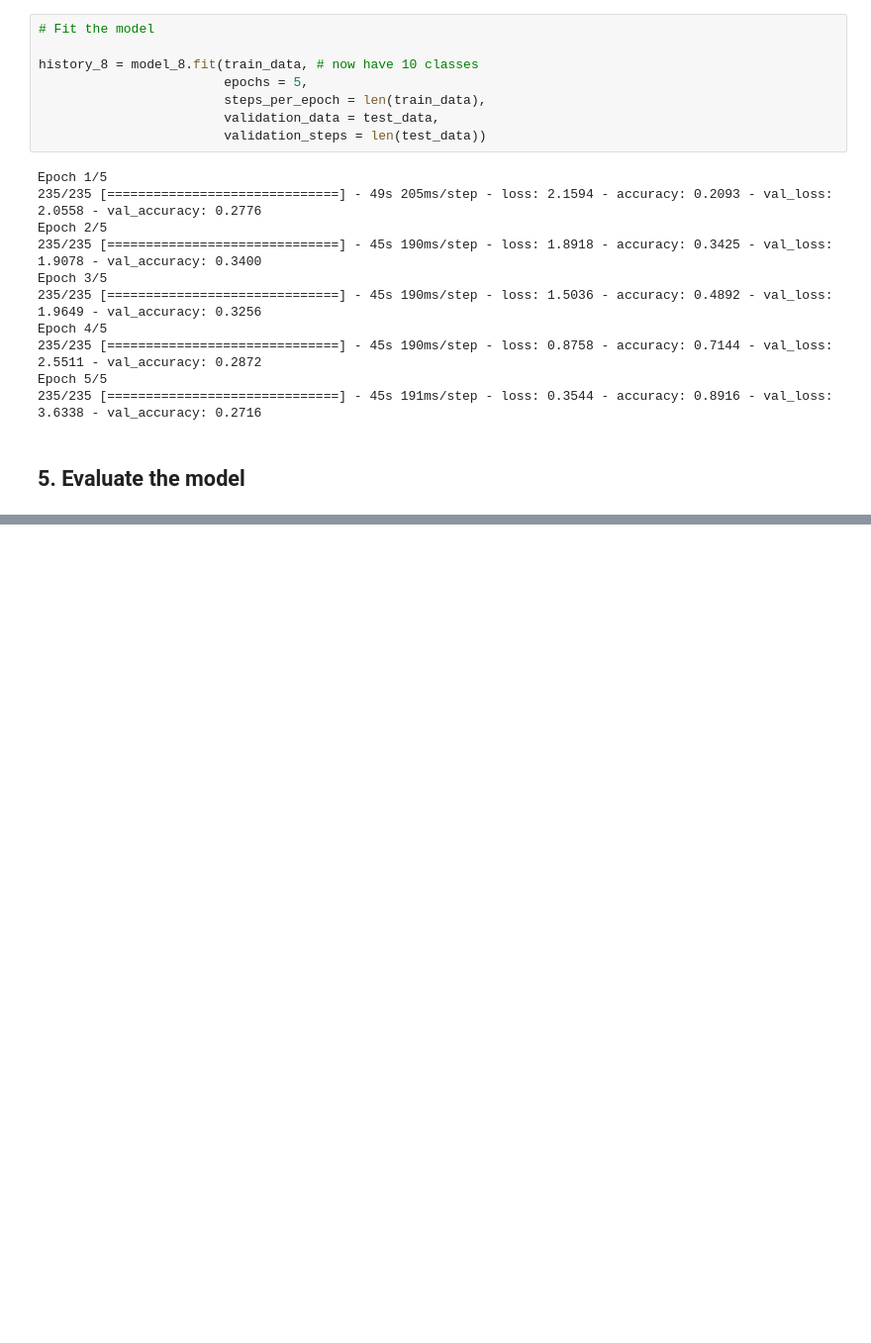
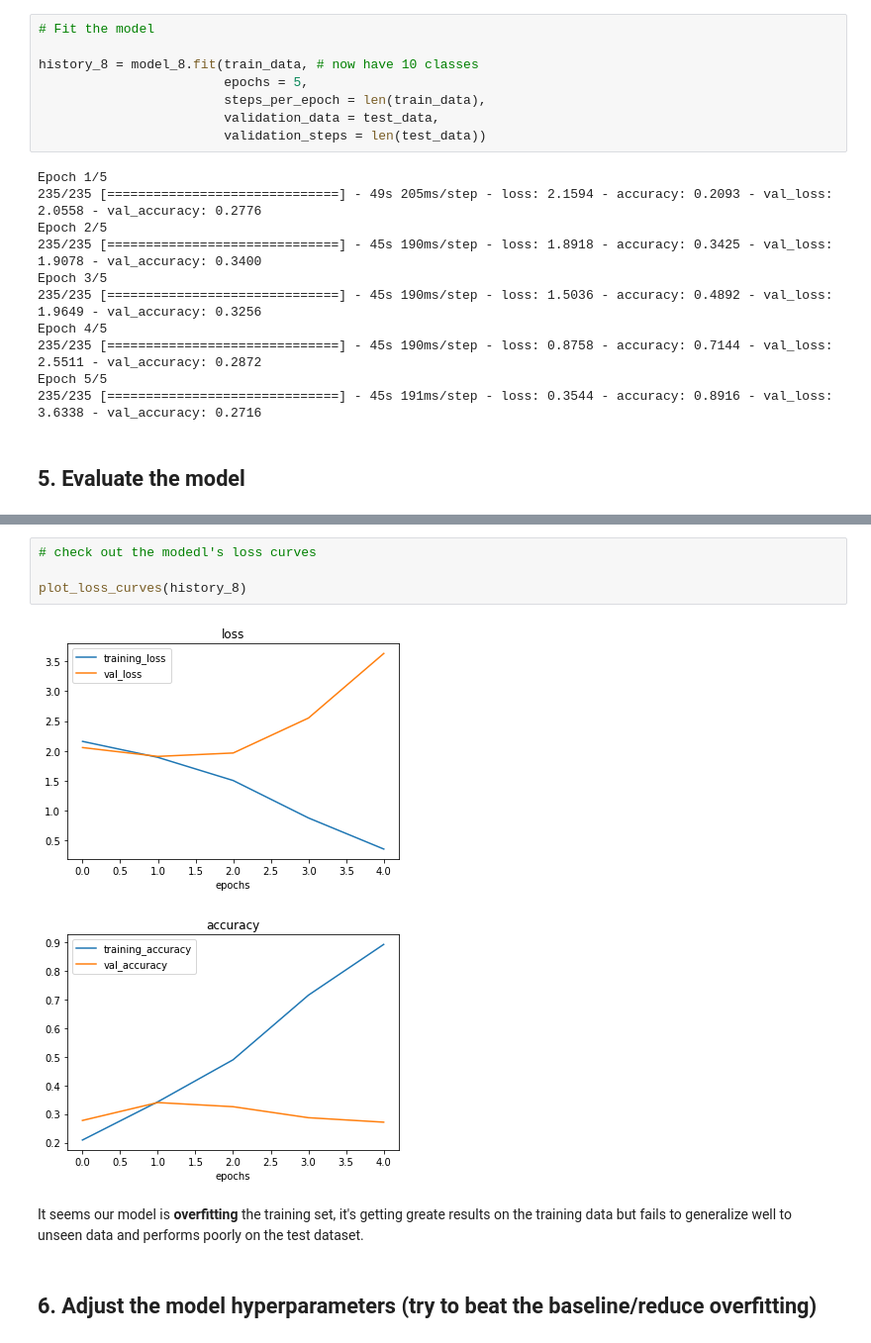
Before and after one commit to donheshanthaka/TensorFlow-Deep-Learning, a Jupyter notebook: 03_introduction_to_computer_vision_tensorflow.ipynb, the cells around one changed output, grey strips where cells are left out. Shown at 99% size. Drawn from its saved outputs; the diff is of its cells as text; blank space fills up the shorter version.

Commit message:
Evaluate the multi-class model

```diff
--- a/03_introduction_to_computer_vision_tensorflow.ipynb
+++ b/03_introduction_to_computer_vision_tensorflow.ipynb
@@ -1228,0 +1244,11 @@ Epoch 5/5
+# %%
+# check out the modedl's loss curves
+
+plot_loss_curves(history_8)
+# %% [output]
+[figure, added]
+[figure, added]
+# %% [markdown]
+It seems our model is **overfitting** the training set, it's getting greate results on the training data but fails to generalize well to unseen data and performs poorly on the test dataset.
+# %% [markdown]
+## 6. Adjust the model hyperparameters (try to beat the baseline/reduce overfitting)
```
Also changed, not shown: parts of 3 cells of this notebook.
